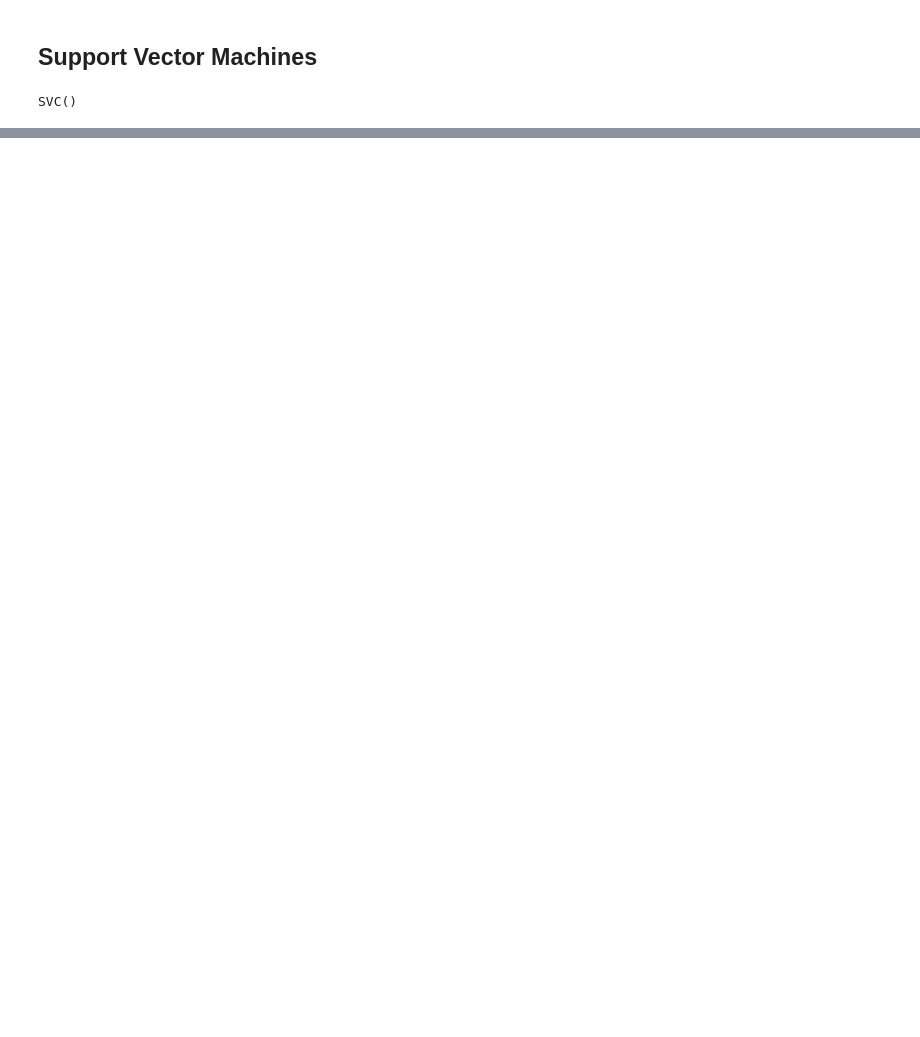
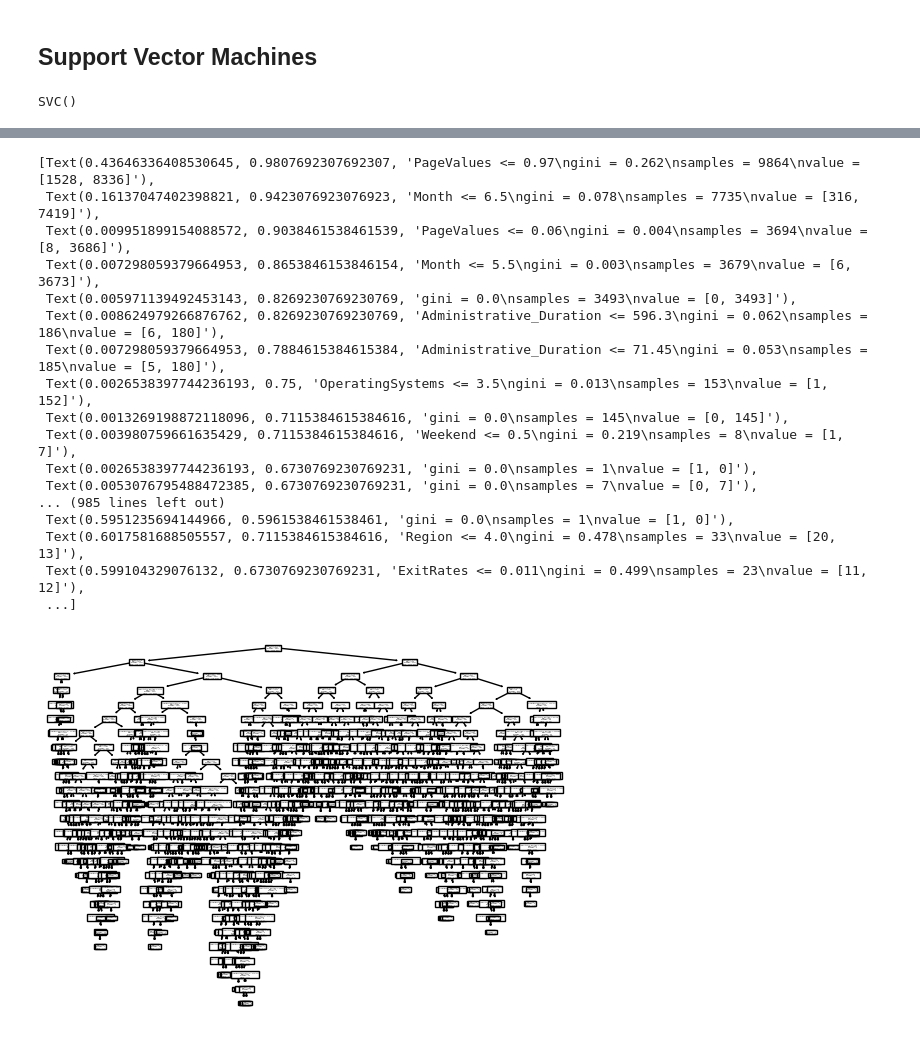
Before and after one commit to Scootablyat/ISCS-Project-Group9, a Jupyter notebook: ISCS-Project.ipynb, the cells around one changed output, grey strips where cells are left out. Drawn from its saved outputs; the diff is of its cells as text; code cells hidden in the pictures; blank space fills up the shorter version.

```diff
--- a/ISCS-Project.ipynb
+++ b/ISCS-Project.ipynb
@@ -515,0 +538,6 @@ Confusion Matrix for SVM:
+# %%
+from sklearn import tree
+from sklearn.tree import DecisionTreeClassifier
+
+dtree = DecisionTreeClassifier()
+dtree.fit(X_train, y_train)
@@ -515,0 +553,25 @@ Confusion Matrix for SVM:
+# %%
+tree.plot_tree(dtree, feature_names=['Administrative', 'Administrative_Duration', 'Informational',
+       'Informational_Duration', 'ProductRelated', 'ProductRelated_Duration',
+       'BounceRates', 'ExitRates', 'PageValues', 'SpecialDay', 'Month',
+       'OperatingSystems', 'Browser', 'Region', 'TrafficType', 'VisitorType',
+       'Weekend'])
+# %% [output]
+[Text(0.43646336408530645, 0.9807692307692307, 'PageValues <= 0.97\ngini = 0.262\nsamples = 9864\nvalue = [1528, 8336]'),
+ Text(0.16137047402398821, 0.9423076923076923, 'Month <= 6.5\ngini = 0.078\nsamples = 7735\nvalue = [316, 7419]'),
+ Text(0.009951899154088572, 0.9038461538461539, 'PageValues <= 0.06\ngini = 0.004\nsamples = 3694\nvalue = [8, 3686]'),
+ Text(0.007298059379664953, 0.8653846153846154, 'Month <= 5.5\ngini = 0.003\nsamples = 3679\nvalue = [6, 3673]'),
+ Text(0.005971139492453143, 0.8269230769230769, 'gini = 0.0\nsamples = 3493\nvalue = [0, 3493]'),
+ Text(0.008624979266876762, 0.8269230769230769, 'Administrative_Duration <= 596.3\ngini = 0.062\nsamples = 186\nvalue = [6, 180]'),
+ Text(0.007298059379664953, 0.7884615384615384, 'Administrative_Duration <= 71.45\ngini = 0.053\nsamples = 185\nvalue = [5, 180]'),
+ Text(0.0026538397744236193, 0.75, 'OperatingSystems <= 3.5\ngini = 0.013\nsamples = 153\nvalue = [1, 152]'),
+ Text(0.0013269198872118096, 0.7115384615384616, 'gini = 0.0\nsamples = 145\nvalue = [0, 145]'),
+ Text(0.003980759661635429, 0.7115384615384616, 'Weekend <= 0.5\ngini = 0.219\nsamples = 8\nvalue = [1, 7]'),
+ Text(0.0026538397744236193, 0.6730769230769231, 'gini = 0.0\nsamples = 1\nvalue = [1, 0]'),
+ Text(0.0053076795488472385, 0.6730769230769231, 'gini = 0.0\nsamples = 7\nvalue = [0, 7]'),
+... (985 lines left out)
+ Text(0.5951235694144966, 0.5961538461538461, 'gini = 0.0\nsamples = 1\nvalue = [1, 0]'),
+ Text(0.6017581688505557, 0.7115384615384616, 'Region <= 4.0\ngini = 0.478\nsamples = 33\nvalue = [20, 13]'),
+ Text(0.599104329076132, 0.6730769230769231, 'ExitRates <= 0.011\ngini = 0.499\nsamples = 23\nvalue = [11, 12]'),
+ ...]
+[figure, added]
```
Also changed, not shown: parts of 15 cells of this notebook.
